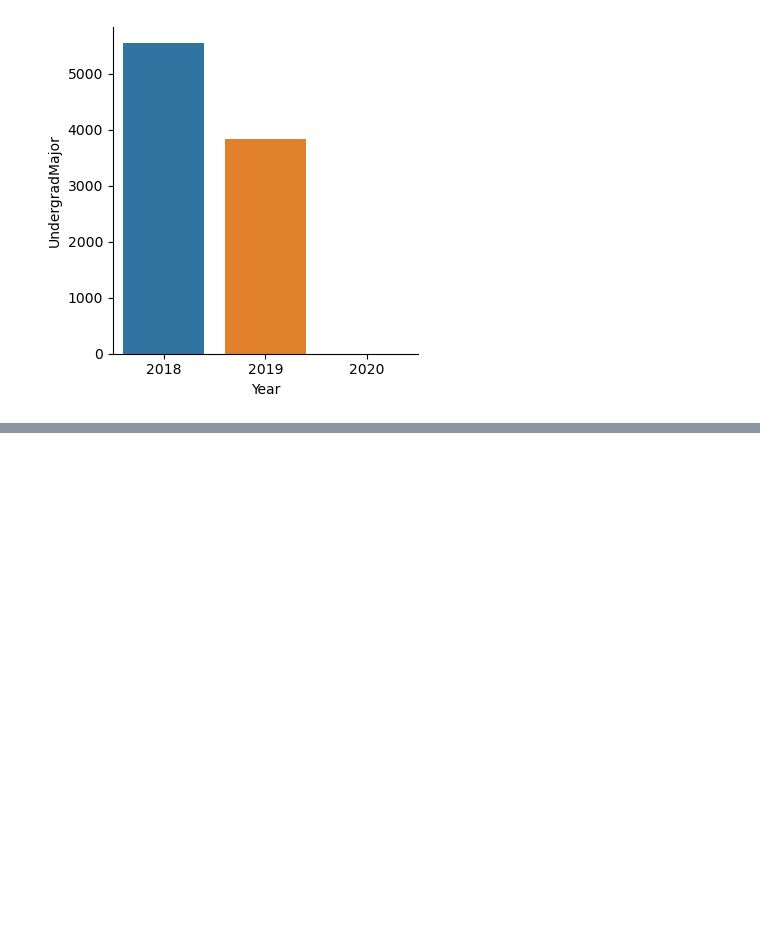
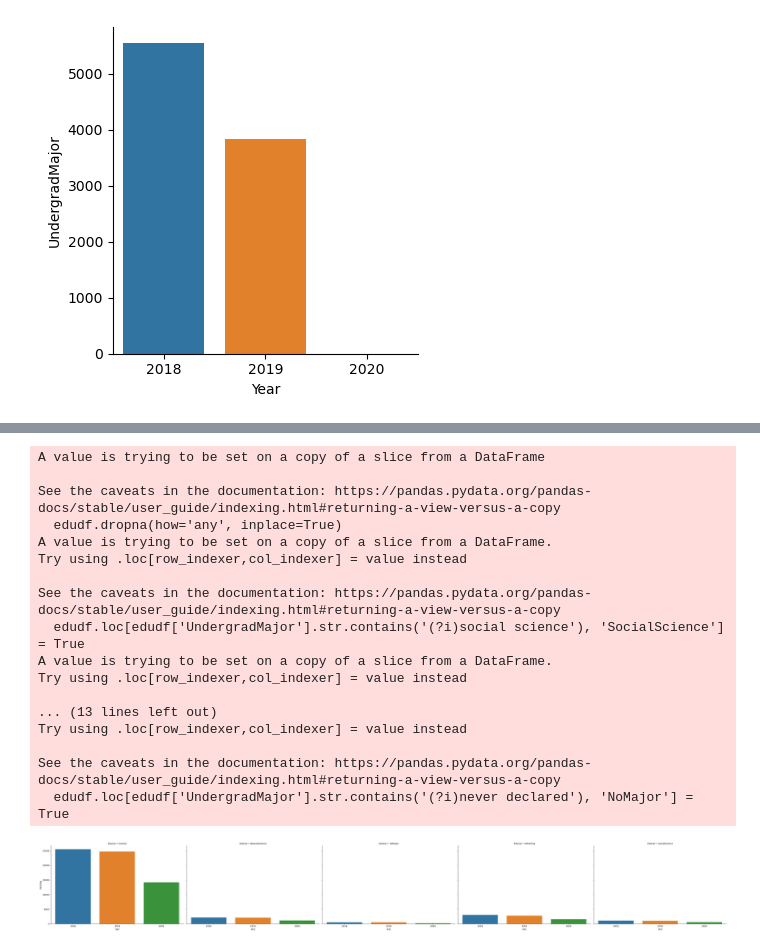
Before and after one commit to Alex-Drysdale/Projects_portfolio, a Jupyter notebook: EDA project/Developer_data/developer_EDA.ipynb, the cells around one changed output, grey strips where cells are left out. Cells and saved outputs as stored; diff of their text form; code cells hidden in the pictures; blank space fills up the shorter version.

Commit message:
undergrad majors and converted comp

```diff
--- a/EDA project/Developer_data/developer_EDA.ipynb
+++ b/EDA project/Developer_data/developer_EDA.ipynb
@@ -189,3 +193,10 @@ sns.catplot(x="Year", y="UndergradMajor",
 1  2019            3831
 2  2020               0
 [figure]
+# %%
+
+df = df.sort_values(['RespondentID','Year'])
+
+# fill missing undergrad major with the next available value
+df['UndergradMajor'].bfill(axis=0, inplace=True)
+df.head()
@@ -191,0 +210,43 @@ sns.catplot(x="Year", y="UndergradMajor",
+# %%
+# Key major groups outlined in the Stack Overflow survey
+majors = ['social science','natural science','computer science','development','another engineering','never declared']
+
+edudf = df[['Year','UndergradMajor']]
+edudf.dropna(how='any', inplace=True)
+edudf.loc[edudf['UndergradMajor'].str.contains('(?i)social science'), 'SocialScience'] = True
+edudf.loc[edudf['UndergradMajor'].str.contains('(?i)natural science'), 'NaturalScience'] = True
+edudf.loc[edudf['UndergradMajor'].str.contains('(?i)computer science'), 'ComSci'] = True
+edudf.loc[edudf['UndergradMajor'].str.contains('(?i)development'), 'ComSci'] = True
+edudf.loc[edudf['UndergradMajor'].str.contains('(?i)another engineering'), 'OtherEng'] = True
+edudf.loc[edudf['UndergradMajor'].str.contains('(?i)never declared'), 'NoMajor'] = True
+
+edudf = edudf.melt(id_vars=['Year'],
+    value_vars=['SocialScience','NaturalScience','ComSci','OtherEng','NoMajor'],
+    var_name='EduCat',
+    value_name='EduFlag')
+
+edudf.dropna(how='any', inplace=True)
+edudf = edudf.groupby(['Year','EduCat']).count().reset_index()
+
+eduFig = sns.catplot(x="Year", y='EduFlag', col="EduCat",
+                data=edudf, kind="bar",
+                height=6, aspect=1.5);
+# %% [output]
+A value is trying to be set on a copy of a slice from a DataFrame
+
+See the caveats in the documentation: https://pandas.pydata.org/pandas-docs/stable/user_guide/indexing.html#returning-a-view-versus-a-copy
+  edudf.dropna(how='any', inplace=True)
+A value is trying to be set on a copy of a slice from a DataFrame.
+Try using .loc[row_indexer,col_indexer] = value instead
+
+See the caveats in the documentation: https://pandas.pydata.org/pandas-docs/stable/user_guide/indexing.html#returning-a-view-versus-a-copy
+  edudf.loc[edudf['UndergradMajor'].str.contains('(?i)social science'), 'SocialScience'] = True
+A value is trying to be set on a copy of a slice from a DataFrame.
+Try using .loc[row_indexer,col_indexer] = value instead
+
+... (13 lines left out)
+Try using .loc[row_indexer,col_indexer] = value instead
+
+See the caveats in the documentation: https://pandas.pydata.org/pandas-docs/stable/user_guide/indexing.html#returning-a-view-versus-a-copy
+  edudf.loc[edudf['UndergradMajor'].str.contains('(?i)never declared'), 'NoMajor'] = True
+[figure, added]
```
Also changed, not shown: parts of 7 cells of this notebook.
